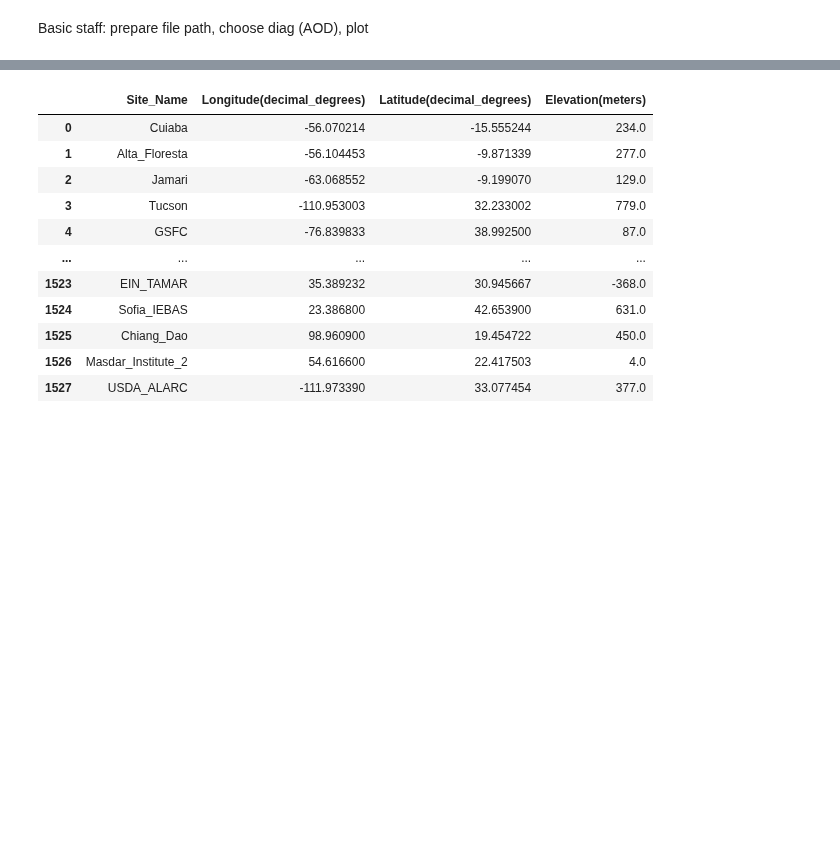
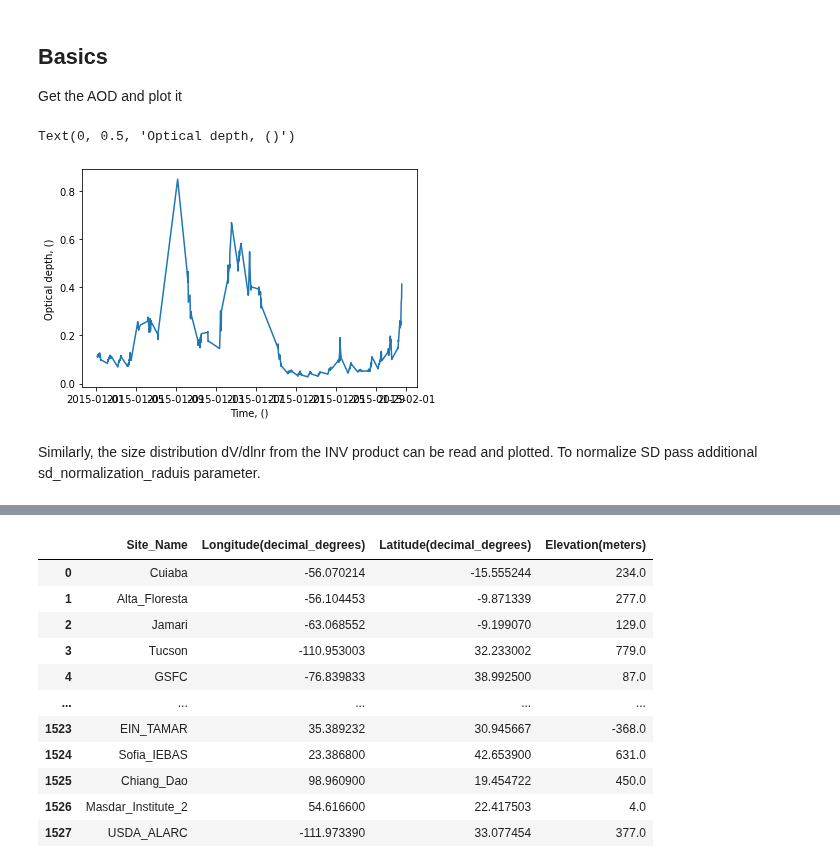
Before and after one commit to SeregaOsipov/ClimPy, a Jupyter notebook: examples/aeronet_examples.ipynb, the cells around one changed output, grey strips where cells are left out. Cells and saved outputs as stored; diff of their text form; code cells hidden in the pictures; blank space fills up the shorter version.

```diff
--- a/examples/aeronet_examples.ipynb
+++ b/examples/aeronet_examples.ipynb
@@ -13,5 +27,25 @@ __author__ = 'Sergey Osipov <Serega.Osipov@gmail.com>'
 level = 15  # set the aeronet level 1.5 or 2.0
 res = aeronet.ALL_POINTS  # set the temporal resolution, all points, daily, monthly
 inv = False  # choose the product, direct ovservations (AOD) or inversion (INV)
-# %% [markdown]
-Basic staff: prepare file path, choose diag (AOD), plot
+# %% [markdown]
+## Basics
+Get the AOD and plot it
+# %%
+station='*Solar_Village*'  # Note the use of the wildcard
+# use aux function to return ValueObject with the given diagnostic
+aod_vo = aeronet.get_aod_diag(station, 'AOD_500nm', level=15, res=aeronet.ALL_POINTS)
+# you can also apply time filter
+time_range = (dt.datetime(2015, 1, 1), dt.datetime(2015, 2, 1))
+aod_vo = aeronet.get_aod_diag(station, 'AOD_500nm', level=15, res=aeronet.ALL_POINTS,
+                                      time_range=time_range)
+# plot it
+plt.figure()
+plt.plot(aod_vo['time'], aod_vo['data'])
+plt.xlabel('Time, ()')
+plt.ylabel('Optical depth, ()')
+# %% [output]
+Text(0, 0.5, 'Optical depth, ()')
+[figure, added]
+# %% [markdown]
+Similarly, the size distribution dV/dlnr from the INV product can be read and plotted.
+To normalize SD pass additional sd_normalization_raduis parameter.
```
Also changed, not shown: parts of 24 cells of this notebook, 4 other files.
